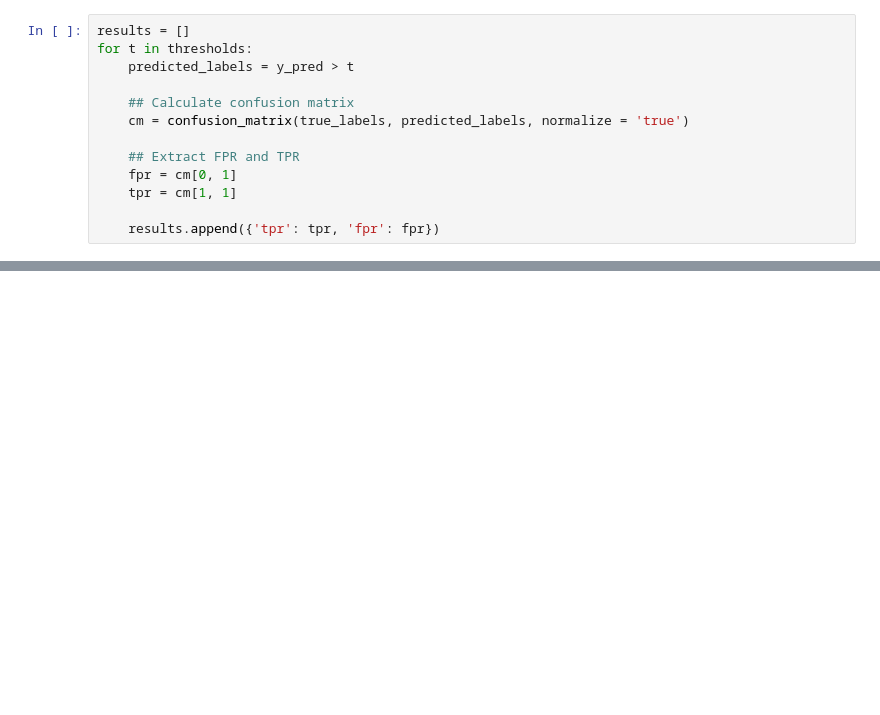
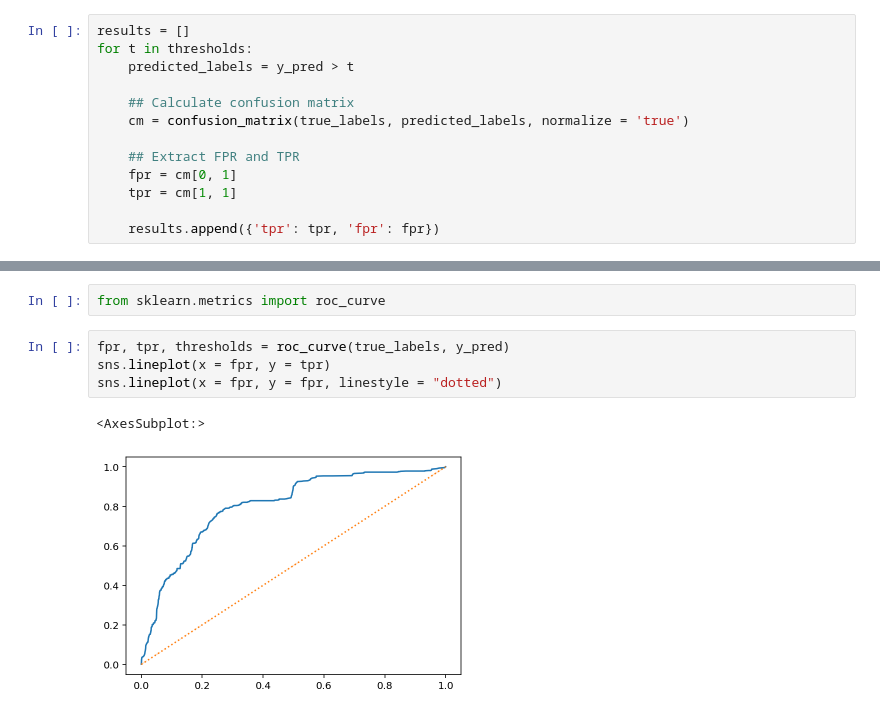
Before and after one commit to UCSD-CSS2/lectures, a Jupyter notebook: 19-evaluation.ipynb, the cells around one changed output, grey strips where cells are left out. Drawn from its saved outputs; the diff is of its cells as text; blank space fills up the shorter version.

```diff
--- a/19-evaluation.ipynb
+++ b/19-evaluation.ipynb
@@ -588,0 +592,9 @@ In principle, we can plot the ROC curve for **multiple models**.
+# %%
+from sklearn.metrics import roc_curve
+# %%
+fpr, tpr, thresholds = roc_curve(true_labels, y_pred)
+sns.lineplot(x = fpr, y = tpr)
+sns.lineplot(x = fpr, y = fpr, linestyle = "dotted")
+# %% [output]
+<AxesSubplot:>
+[figure, added]
```
Also changed, not shown: parts of 15 cells of this notebook.
